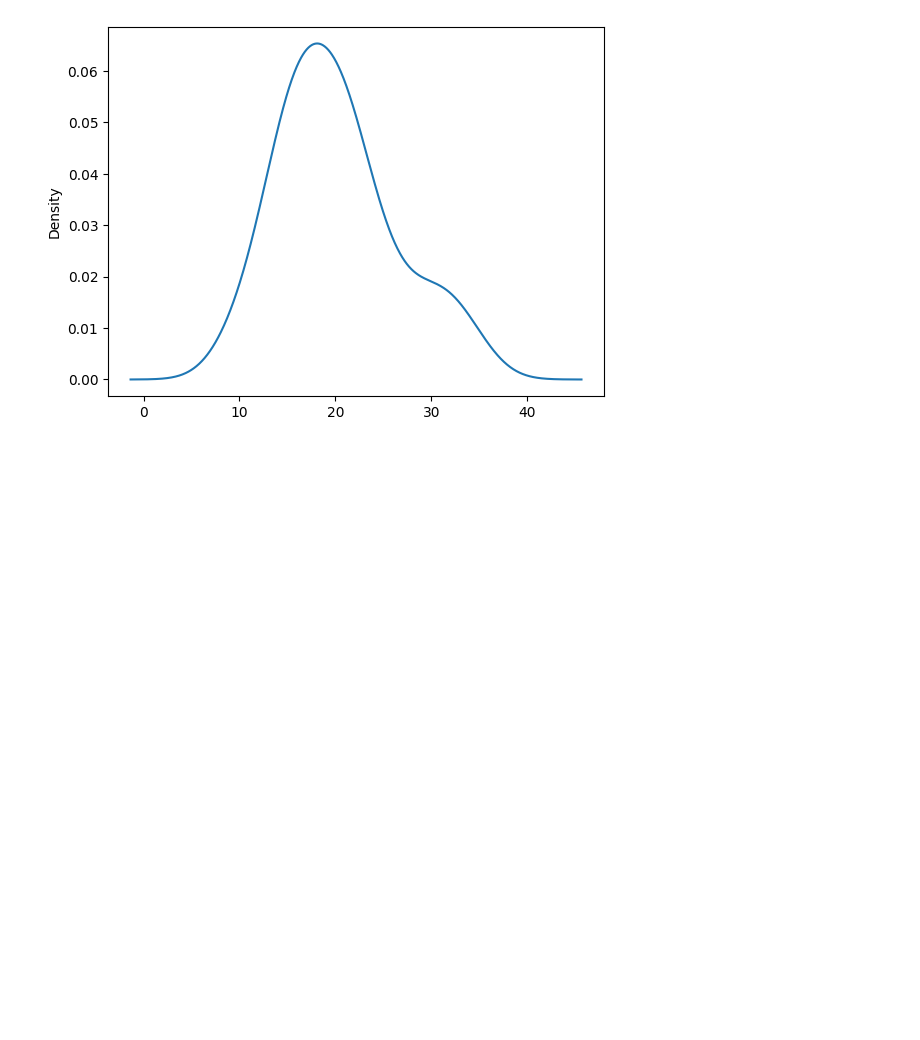
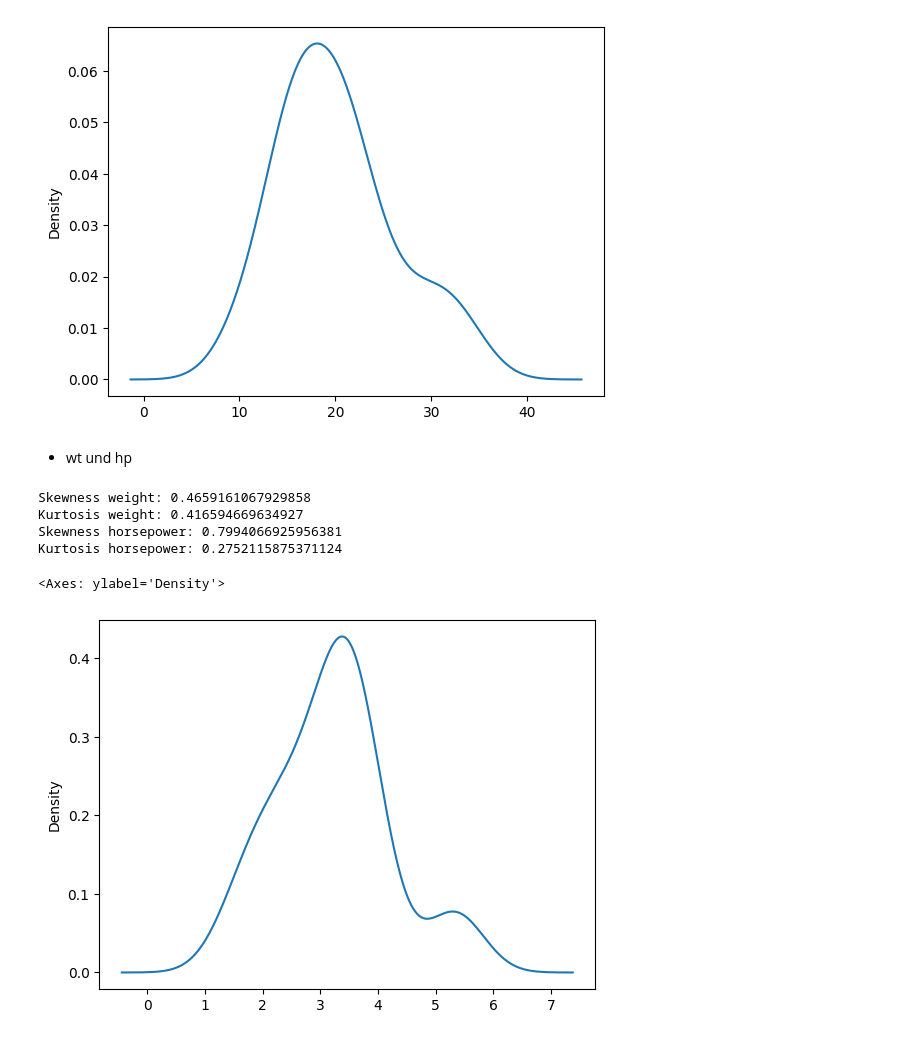
Before and after one commit to Javacream/org.javacream.training.python, a Jupyter notebook: programme/Woche9/motorcars/motorcars.ipynb, the cells around one changed output. Cells and saved outputs as stored; diff of their text form; code cells hidden in the pictures; blank space fills up the shorter version.

Commit message:
Ergänzung Weight und Horsepower

```diff
--- a/programme/Woche9/motorcars/motorcars.ipynb
+++ b/programme/Woche9/motorcars/motorcars.ipynb
@@ -191,3 +191,20 @@ df['mpg'].plot(kind='density')
 # %% [output]
 <Axes: ylabel='Density'>
 [figure]
+# %% [markdown]
+* wt und hp
+# %%
+print(f'Skewness weight: {df['wt'].skew()}')
+print(f'Kurtosis weight: {df['wt'].kurt()}')
+print(f'Skewness horsepower: {df['hp'].skew()}')
+print(f'Kurtosis horsepower: {df['hp'].kurt()}')
+# %% [output]
+Skewness weight: 0.4659161067929858
+Kurtosis weight: 0.416594669634927
+Skewness horsepower: 0.7994066925956381
+Kurtosis horsepower: 0.2752115875371124
+# %%
+df['wt'].plot(kind='density')
+# %% [output]
+<Axes: ylabel='Density'>
+[figure, added]
```
Also changed, not shown: parts of 1 cell of this notebook.
